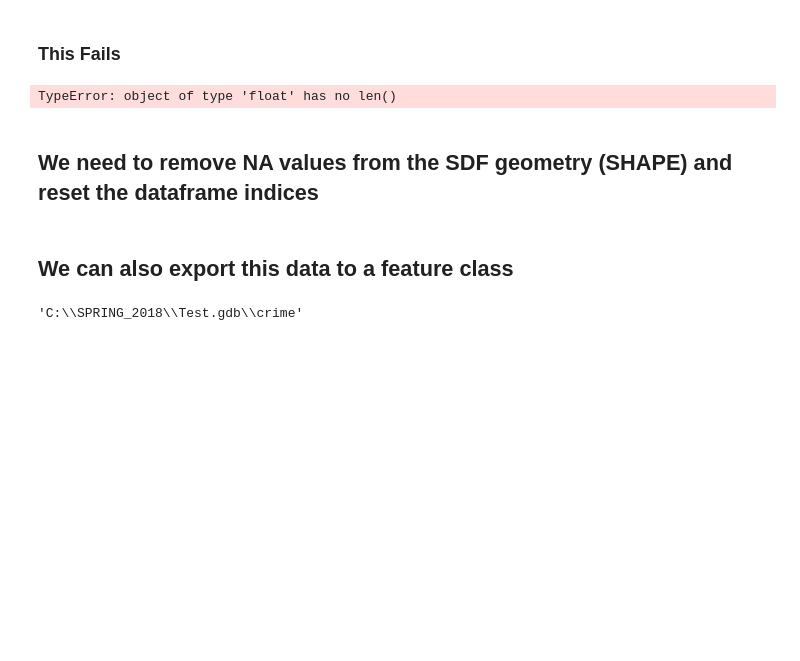
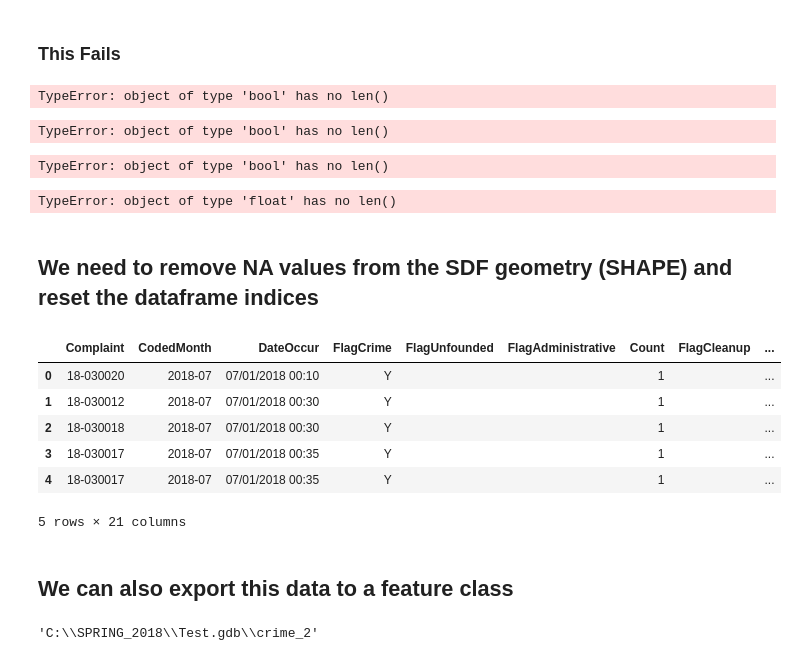
Before and after one commit to gbrunner/adv-programming-for-gis-and-rs, a Jupyter notebook: Week 9/Lecture 2 - CSV to Spatial DataFrame to GIS Data.ipynb, the cells around one changed output. Cells and saved outputs as stored; diff of their text form; code cells hidden in the pictures; blank space fills up the shorter version.

```diff
--- a/Week 9/Lecture 2 - CSV to Spatial DataFrame to GIS Data.ipynb
+++ b/Week 9/Lecture 2 - CSV to Spatial DataFrame to GIS Data.ipynb
@@ -112,13 +129,27 @@ MapView(basemaps=['dark-gray', 'dark-gray-vector', 'gray', 'gray-vector', 'hybri
 # %% [markdown]
 ### This Fails
 # %%
-crime_map = gis.content.import_data(sdf, title='STL July Crime')#, {'Title':'July 2018 Crime Data'})
+crime_map = gis.content.import_data(sdf, title='STL July Crime 10282018')
+                                    #, {'Title':'July 2018 Crime Data'})
 # %% [output]
-TypeError: object of type 'float' has no len()
+TypeError: object of type 'bool' has no len()
+TypeError: object of type 'bool' has no len()
+TypeError: object of type 'bool' has no len()
+TypeError: object of type 'float' has no len()
 # %% [markdown]
 ## We need to remove NA values from the SDF geometry (SHAPE) and reset the dataframe indices
 # %%
 sdf = sdf[sdf.SHAPE.notna()].copy()
 # %%
 sdf.reset_index(inplace=True, drop=True)
+# %%
+sdf.head()
+# %% [output]
+|  | Complaint | CodedMonth | DateOccur | FlagCrime | FlagUnfounded | FlagAdministrative | Count | FlagCleanup | ... |
+| 0 | 18-030020 | 2018-07 | 07/01/2018 00:10 | Y |  |  | 1 |  | ... |
+| 1 | 18-030012 | 2018-07 | 07/01/2018 00:30 | Y |  |  | 1 |  | ... |
+| 2 | 18-030018 | 2018-07 | 07/01/2018 00:30 | Y |  |  | 1 |  | ... |
+| 3 | 18-030017 | 2018-07 | 07/01/2018 00:35 | Y |  |  | 1 |  | ... |
+| 4 | 18-030017 | 2018-07 | 07/01/2018 00:35 | Y |  |  | 1 |  | ... |
+5 rows × 21 columns
 # %%
@@ -129,6 +160,6 @@ stl_map.add_layer(crime_map, {"renderer":"HeatmapRenderer",
 # %% [markdown]
 ## We can also export this data to a feature class
 # %%
-sdf.to_featureclass(out_location= r'C:\SPRING_2018\Test.gdb', out_name='crime', skip_invalid=True)# , overwrite=True)
+sdf.to_featureclass(out_location= r'C:\SPRING_2018\Test.gdb', out_name='crime_2', skip_invalid=True)# , overwrite=True)
 # %% [output]
-'C:\\SPRING_2018\\Test.gdb\\crime'
+'C:\\SPRING_2018\\Test.gdb\\crime_2'
```
Also changed, not shown: parts of 11 cells of this notebook, 29 other files.
